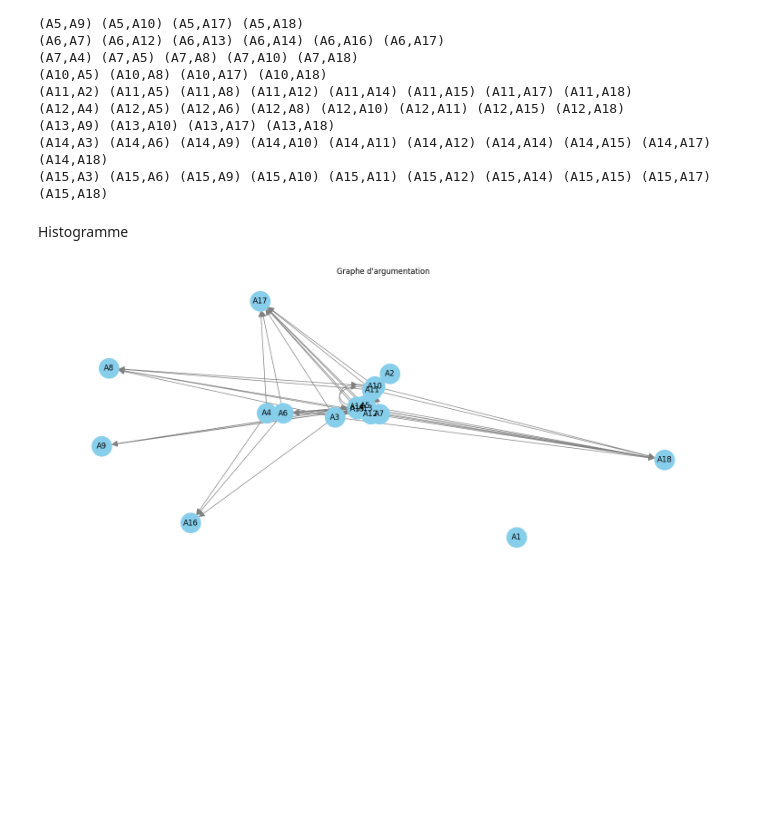
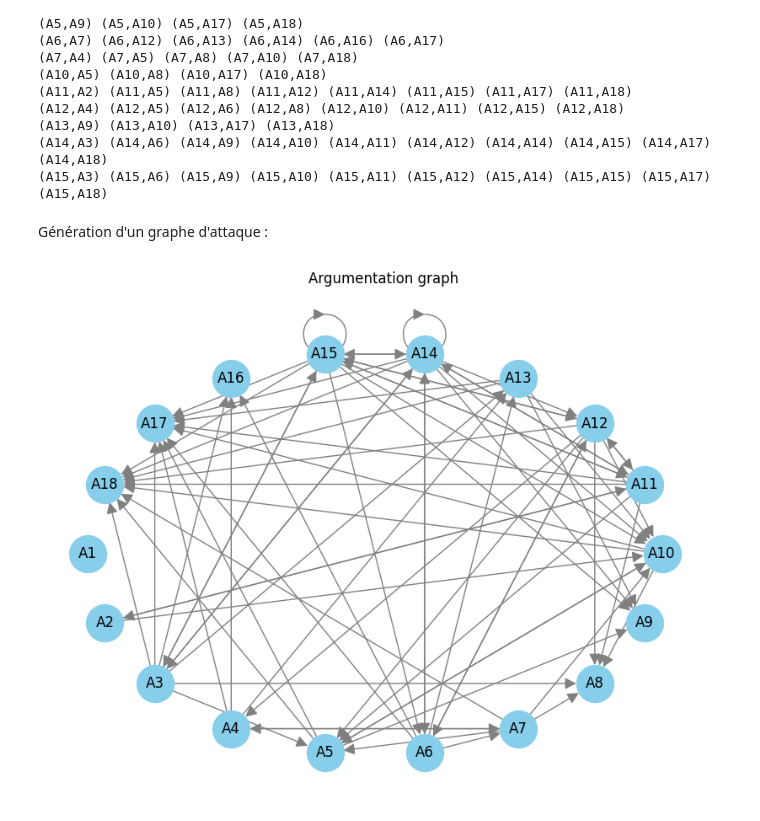
Before and after one commit to Runhilia/ASPIC_gen, a Jupyter notebook: main.ipynb, the cells around one changed output. Cells and saved outputs as stored; diff of their text form; code cells hidden in the pictures; blank space fills up the shorter version.

```diff
--- a/main.ipynb
+++ b/main.ipynb
@@ -467,28 +467,26 @@ Number of defeats: 73
 (A13,A9) (A13,A10) (A13,A17) (A13,A18)
 (A14,A3) (A14,A6) (A14,A9) (A14,A10) (A14,A11) (A14,A12) (A14,A14) (A14,A15) (A14,A17) (A14,A18)
 (A15,A3) (A15,A6) (A15,A9) (A15,A10) (A15,A11) (A15,A12) (A15,A14) (A15,A15) (A15,A17) (A15,A18)
-# %% [markdown]
-Histogramme
+# %% [markdown]
+Génération d'un graphe d'attaque :
 # %%
-# Création d'un graphe dirigé
 G = nx.DiGraph()
 
-# Ajout des nœuds (arguments)
+# Add the nodes (arguments)
 argument_names = []
 for argument in arguments:
     argument_names.append(argument.get_name())
-
 G.add_nodes_from(argument_names)
 
-# Ajout des arêtes (attaques)
+# Add the edges (attacks)
 G.add_edges_from(defeats)
 
 # Visualisation du graphe
 plt.figure(figsize=(8, 6))
-pos = nx.spring_layout(G)  # Positionnement des nœuds
+pos = nx.shell_layout(G)
 nx.draw(G, pos, with_labels=True, node_size=1000, node_color='skyblue', font_size=12, arrowsize=20, linewidths=1, edge_color='gray', arrows=True)
 
-plt.title("Graphe d'argumentation")
+plt.title("Argumentation graph")
 plt.show()
 # %% [output]
-[figure, old version]
+[figure, new version]
```
